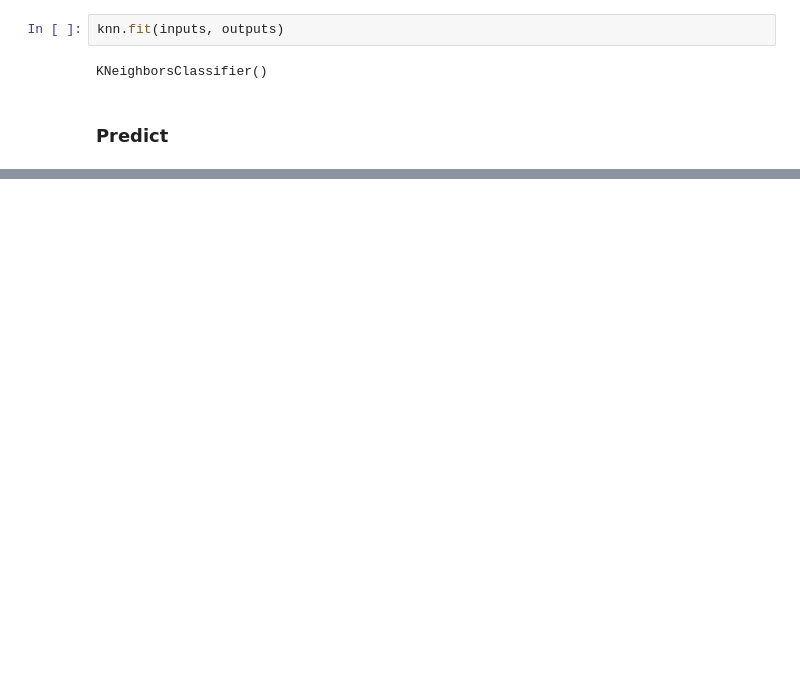
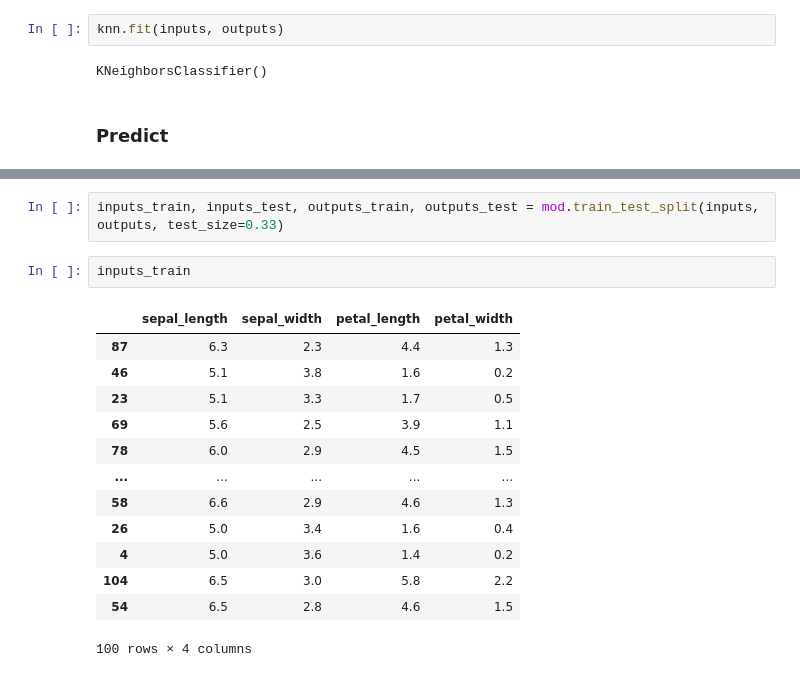
Before and after one commit to nurbujang/myworkw23, a Jupyter notebook: sklearn.ipynb, the cells around one changed output, grey strips where cells are left out. Drawn from its saved outputs; the diff is of its cells as text; blank space fills up the shorter version.

```diff
--- a/sklearn.ipynb
+++ b/sklearn.ipynb
@@ -117,0 +214,18 @@ knn.predict([[5.2, 3.7, 1.6, 1.4]])
+# %%
+inputs_train, inputs_test, outputs_train, outputs_test = mod.train_test_split(inputs, outputs, test_size=0.33)
+# %%
+inputs_train
+# %% [output]
+|  | sepal_length | sepal_width | petal_length | petal_width |
+| 87 | 6.3 | 2.3 | 4.4 | 1.3 |
+| 46 | 5.1 | 3.8 | 1.6 | 0.2 |
+| 23 | 5.1 | 3.3 | 1.7 | 0.5 |
+| 69 | 5.6 | 2.5 | 3.9 | 1.1 |
+| 78 | 6.0 | 2.9 | 4.5 | 1.5 |
+| ... | ... | ... | ... | ... |
+| 58 | 6.6 | 2.9 | 4.6 | 1.3 |
+| 26 | 5.0 | 3.4 | 1.6 | 0.4 |
+| 4 | 5.0 | 3.6 | 1.4 | 0.2 |
+| 104 | 6.5 | 3.0 | 5.8 | 2.2 |
+| 54 | 6.5 | 2.8 | 4.6 | 1.5 |
+100 rows × 4 columns
```
Also changed, not shown: parts of 27 cells of this notebook.
